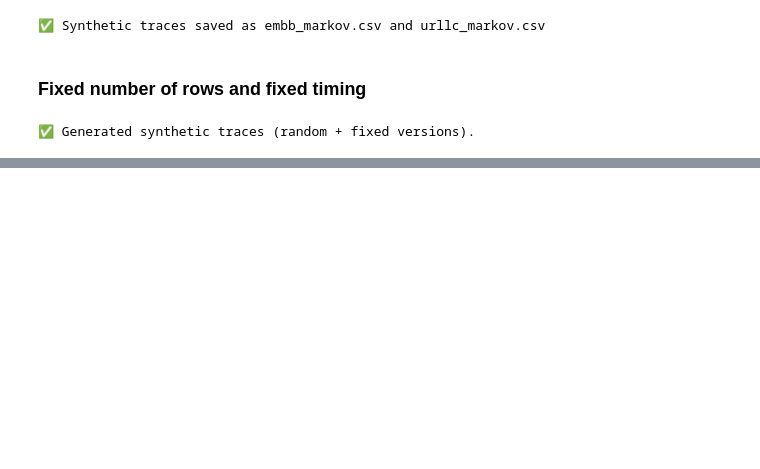
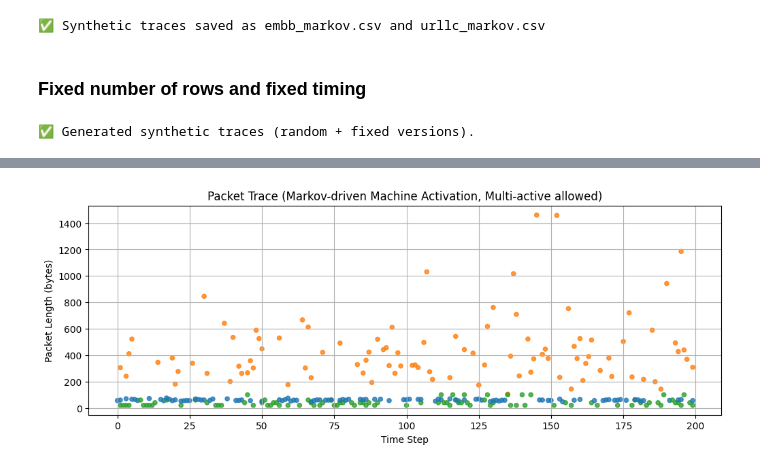
Before and after one commit to ElaheDlv/new-ai-ran-sim, a Jupyter notebook: backend/notebooks/scenetic_traffic_generator.ipynb, the cells around one changed output, grey strips where cells are left out. Drawn from its saved outputs; the diff is of its cells as text; code cells hidden in the pictures; blank space fills up the shorter version.

Commit message:
modifications for making trace by now

```diff
--- a/backend/notebooks/scenetic_traffic_generator.ipynb
+++ b/backend/notebooks/scenetic_traffic_generator.ipynb
@@ -274,0 +277,95 @@ if __name__ == "__main__":
+# %%
+import numpy as np
+import matplotlib.pyplot as plt
+import pandas as pd
+
+# -----------------------------
+# Configuration
+# -----------------------------
+np.random.seed(42)
+T = 200  # number of time steps
+machines = ["M1", "M2", "M3"]
+profiles = {"M1": "URLLC", "M2": "eMBB", "M3": "mMTC"}
+
+# Packet size distributions
+def urlcc_packet(): return max(1, np.random.normal(60, 5))
+def embb_packet(): return np.random.lognormal(mean=6, sigma=0.5)
+def mmtc_packet(): return np.random.choice([20, 40, 60, 100], p=[0.4, 0.3, 0.2, 0.1])
+
+dist_map = {"URLLC": urlcc_packet, "eMBB": embb_packet, "mMTC": mmtc_packet}
+colors = {"URLLC": "tab:blue", "eMBB": "tab:orange", "mMTC": "tab:green"}
+
+# Transition matrix for machine activity
+P = np.array([
+    [0.6, 0.2, 0.2],  # If at M1
+    [0.2, 0.6, 0.2],  # If at M2
+    [0.2, 0.2, 0.6],  # If at M3
+])
+
+# -----------------------------
+# Simulate machine activity
+# -----------------------------
+state = 0  # start with M1
+states = [state]
+for t in range(1, T):
+    state = np.random.choice([0, 1, 2], p=P[state])
+    states.append(state)
+
+# Allow multiple machines active
+all_active = []
+for s in states:
+    active = {machines[s]}  # always include Markov-selected machine
+    for m in machines:
+        if m != machines[s] and np.random.rand() < 0.2:  # 20% chance extra
+            active.add(m)
+    all_active.append(active)
+
+# -----------------------------
+# Generate traffic
+# -----------------------------
+packet_times, packet_sizes, packet_profiles, packet_machines = [], [], [], []
+for t, active_set in enumerate(all_active):
+    for m in active_set:
+        profile = profiles[m]
+        size = dist_map[profile]()
+        packet_times.append(t)
+        packet_sizes.append(size)
+        packet_profiles.append(profile)
+        packet_machines.append(m)
+
+# -----------------------------
+# Plot packet trace
+# -----------------------------
+plt.figure(figsize=(12, 4))
+plt.scatter(packet_times, packet_sizes,
+            c=[colors[p] for p in packet_profiles],
+            s=20, alpha=0.8)
+plt.title("Packet Trace (Markov-driven Machine Activation, Multi-active allowed)")
+plt.xlabel("Time Step")
+plt.ylabel("Packet Length (bytes)")
+plt.grid(True)
+plt.show()
+
+# -----------------------------
+# Aggregate traffic per time step
+# -----------------------------
+df = pd.DataFrame({"time": packet_times, "size": packet_sizes, "profile": packet_profiles})
+agg_total = df.groupby("time")["size"].sum()
+agg_by_profile = df.groupby(["time", "profile"])["size"].sum().unstack(fill_value=0)
+
+plt.figure(figsize=(12, 4))
+plt.plot(agg_total.index, agg_total.values, color="black", linewidth=1.5, label="Total Load")
+plt.stackplot(agg_by_profile.index,
+              agg_by_profile["URLLC"],
+              agg_by_profile["eMBB"],
+              agg_by_profile["mMTC"],
+              labels=["URLLC", "eMBB", "mMTC"],
+              colors=["tab:blue", "tab:orange", "tab:green"], alpha=0.7)
+plt.title("Aggregate Traffic Load per Time Step")
+plt.xlabel("Time Step")
+plt.ylabel("Bytes per Time Step")
+plt.legend(loc="upper right")
+plt.grid(True)
+plt.show()
+# %% [output]
+[figure, added]
```
Also changed, not shown: parts of 12 cells of this notebook, 7 other files.
